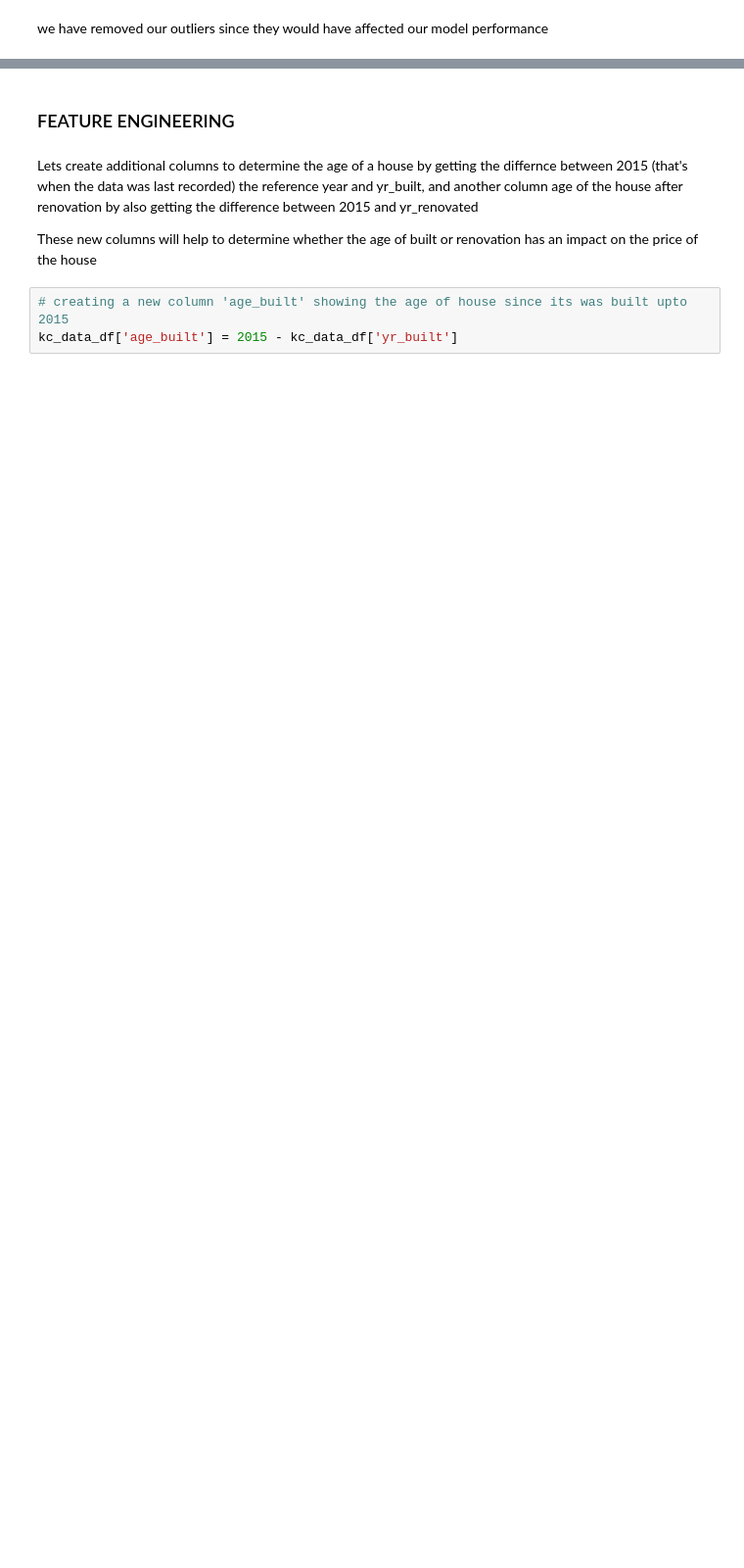
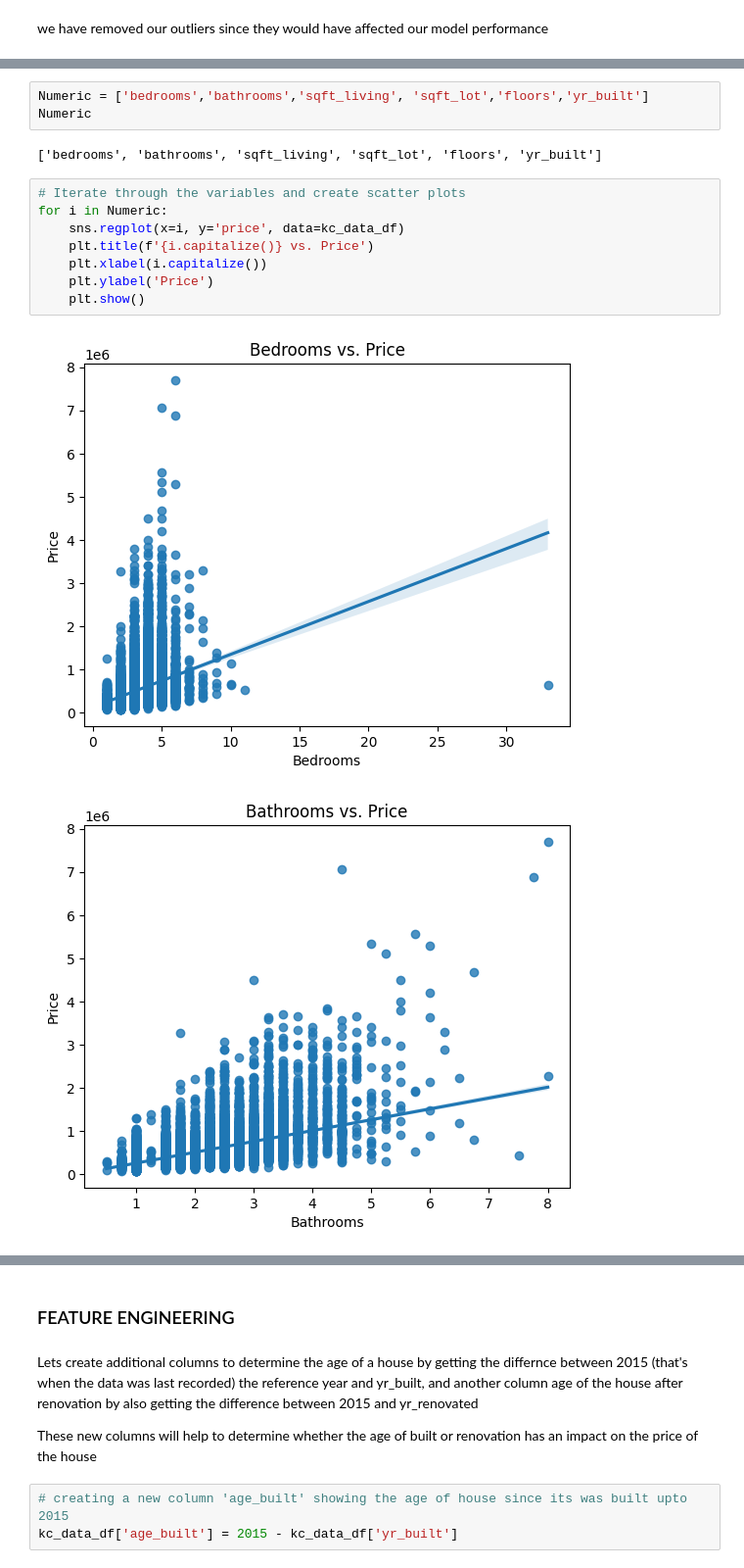
Before and after one commit to ggeorgekkariuki/Kings-Country-Housing-Project, a Jupyter notebook: student.ipynb, the cells around one changed output, grey strips where cells are left out. Shown at 98% size. Drawn from its saved outputs; the diff is of its cells as text; blank space fills up the shorter version.

```diff
--- a/student.ipynb
+++ b/student.ipynb
@@ -445,0 +443,16 @@ we have removed our outliers  since they would have affected our model performan
+# %%
+Numeric = ['bedrooms','bathrooms','sqft_living', 'sqft_lot','floors','yr_built']
+Numeric
+# %% [output]
+['bedrooms', 'bathrooms', 'sqft_living', 'sqft_lot', 'floors', 'yr_built']
+# %%
+# Iterate through the variables and create scatter plots
+for i in Numeric:
+    sns.regplot(x=i, y='price', data=kc_data_df)
+    plt.title(f'{i.capitalize()} vs. Price')
+    plt.xlabel(i.capitalize())
+    plt.ylabel('Price')
+    plt.show()
+# %% [output]
+[figure, added]
+[figure, added]
```
Also changed, not shown: parts of 30 cells of this notebook.
